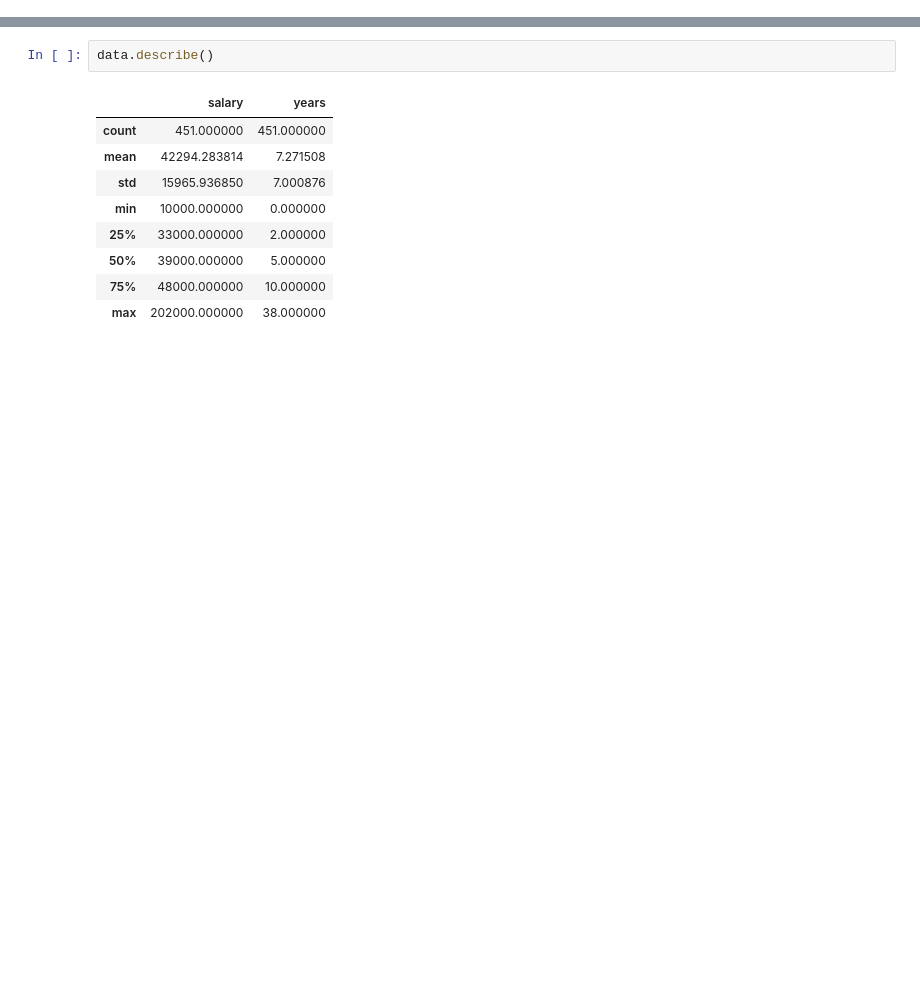
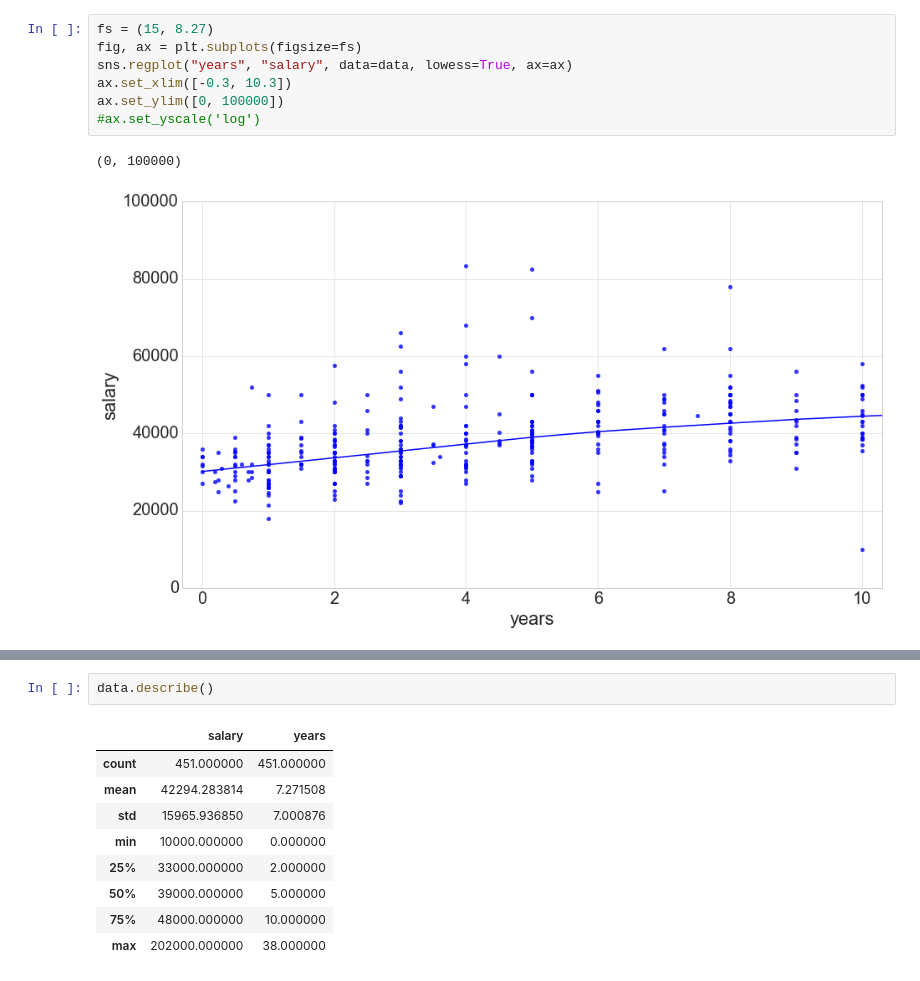
Before and after one commit to BirgerMoell/codingsalary, a Jupyter notebook: Salary.ipynb, the cells around one changed output, grey strips where cells are left out. Drawn from its saved outputs; the diff is of its cells as text; blank space fills up the shorter version.

```diff
--- a/Salary.ipynb
+++ b/Salary.ipynb
@@ -40,0 +38,10 @@ Name: role, Length: 215, dtype: int64
+# %%
+fs = (15, 8.27)
+fig, ax = plt.subplots(figsize=fs)
+sns.regplot("years", "salary", data=data, lowess=True, ax=ax)
+ax.set_xlim([-0.3, 10.3])
+ax.set_ylim([0, 100000])
+#ax.set_yscale('log')
+# %% [output]
+(0, 100000)
+[figure, added]
```
Also changed, not shown: parts of 18 cells of this notebook.
